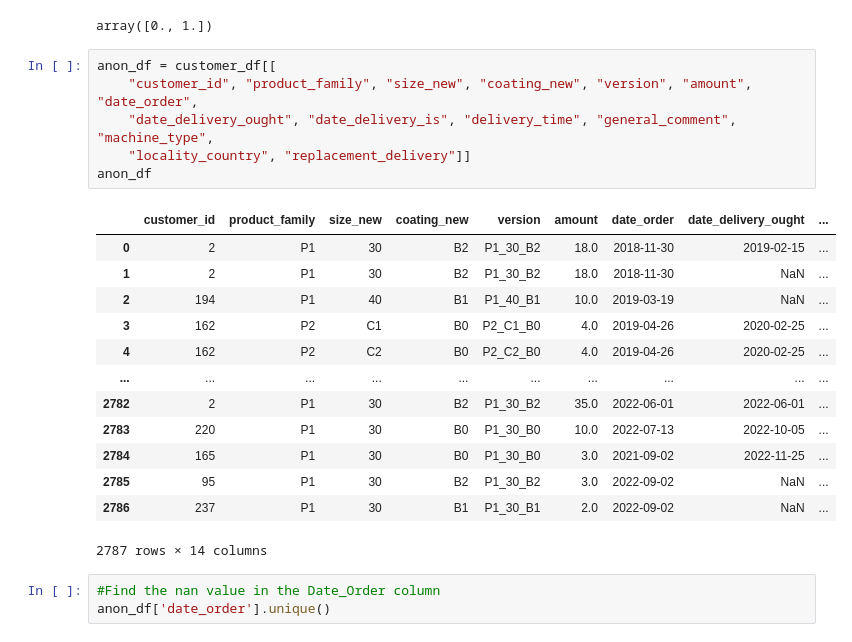
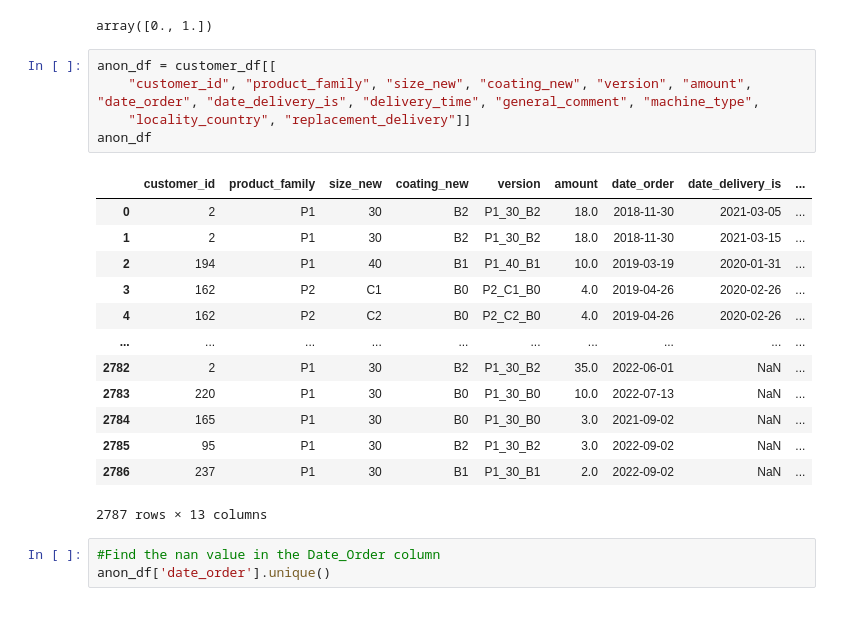
Before and after one commit to esrabecker/DA_Midterm_Project, a Jupyter notebook: Customer_Notebook/Customer Data Cleaning -Esra.ipynb, the cells around one changed output. Drawn from its saved outputs; the diff is of its cells as text.

```diff
--- a/Customer_Notebook/Customer Data Cleaning -Esra.ipynb
+++ b/Customer_Notebook/Customer Data Cleaning -Esra.ipynb
@@ -464,24 +464,23 @@ customer_df['replacement_delivery'].unique()
 array([0., 1.])
 # %%
 anon_df = customer_df[[
-    "customer_id", "product_family", "size_new", "coating_new", "version", "amount", "date_order",
-    "date_delivery_ought", "date_delivery_is", "delivery_time", "general_comment", "machine_type",
+    "customer_id", "product_family", "size_new", "coating_new", "version", "amount", "date_order", "date_delivery_is", "delivery_time", "general_comment", "machine_type",
     "locality_country", "replacement_delivery"]]
 anon_df
 # %% [output]
-|  | customer_id | product_family | size_new | coating_new | version | amount | date_order | date_delivery_ought | ... |
-| 0 | 2 | P1 | 30 | B2 | P1_30_B2 | 18.0 | 2018-11-30 | 2019-02-15 | ... |
-| 1 | 2 | P1 | 30 | B2 | P1_30_B2 | 18.0 | 2018-11-30 | NaN | ... |
-| 2 | 194 | P1 | 40 | B1 | P1_40_B1 | 10.0 | 2019-03-19 | NaN | ... |
-| 3 | 162 | P2 | C1 | B0 | P2_C1_B0 | 4.0 | 2019-04-26 | 2020-02-25 | ... |
-| 4 | 162 | P2 | C2 | B0 | P2_C2_B0 | 4.0 | 2019-04-26 | 2020-02-25 | ... |
+|  | customer_id | product_family | size_new | coating_new | version | amount | date_order | date_delivery_is | ... |
+| 0 | 2 | P1 | 30 | B2 | P1_30_B2 | 18.0 | 2018-11-30 | 2021-03-05 | ... |
+| 1 | 2 | P1 | 30 | B2 | P1_30_B2 | 18.0 | 2018-11-30 | 2021-03-15 | ... |
+| 2 | 194 | P1 | 40 | B1 | P1_40_B1 | 10.0 | 2019-03-19 | 2020-01-31 | ... |
+| 3 | 162 | P2 | C1 | B0 | P2_C1_B0 | 4.0 | 2019-04-26 | 2020-02-26 | ... |
+| 4 | 162 | P2 | C2 | B0 | P2_C2_B0 | 4.0 | 2019-04-26 | 2020-02-26 | ... |
 | ... | ... | ... | ... | ... | ... | ... | ... | ... | ... |
-| 2782 | 2 | P1 | 30 | B2 | P1_30_B2 | 35.0 | 2022-06-01 | 2022-06-01 | ... |
-| 2783 | 220 | P1 | 30 | B0 | P1_30_B0 | 10.0 | 2022-07-13 | 2022-10-05 | ... |
-| 2784 | 165 | P1 | 30 | B0 | P1_30_B0 | 3.0 | 2021-09-02 | 2022-11-25 | ... |
+| 2782 | 2 | P1 | 30 | B2 | P1_30_B2 | 35.0 | 2022-06-01 | NaN | ... |
+| 2783 | 220 | P1 | 30 | B0 | P1_30_B0 | 10.0 | 2022-07-13 | NaN | ... |
+| 2784 | 165 | P1 | 30 | B0 | P1_30_B0 | 3.0 | 2021-09-02 | NaN | ... |
 | 2785 | 95 | P1 | 30 | B2 | P1_30_B2 | 3.0 | 2022-09-02 | NaN | ... |
 | 2786 | 237 | P1 | 30 | B1 | P1_30_B1 | 2.0 | 2022-09-02 | NaN | ... |
-2787 rows × 14 columns
+2787 rows × 13 columns
 # %%
 #Find the nan value in the Date_Order column
 anon_df['date_order'].unique()
```
Also changed, not shown: parts of 15 cells of this notebook.
